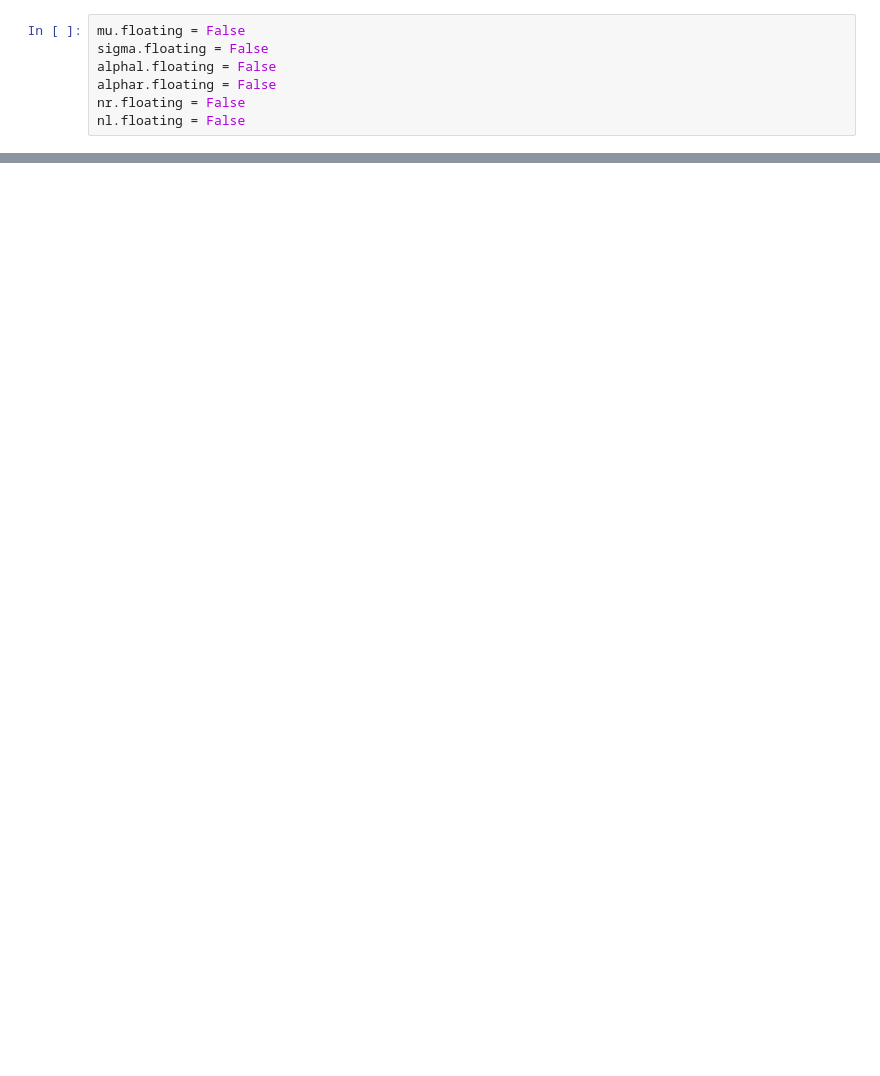
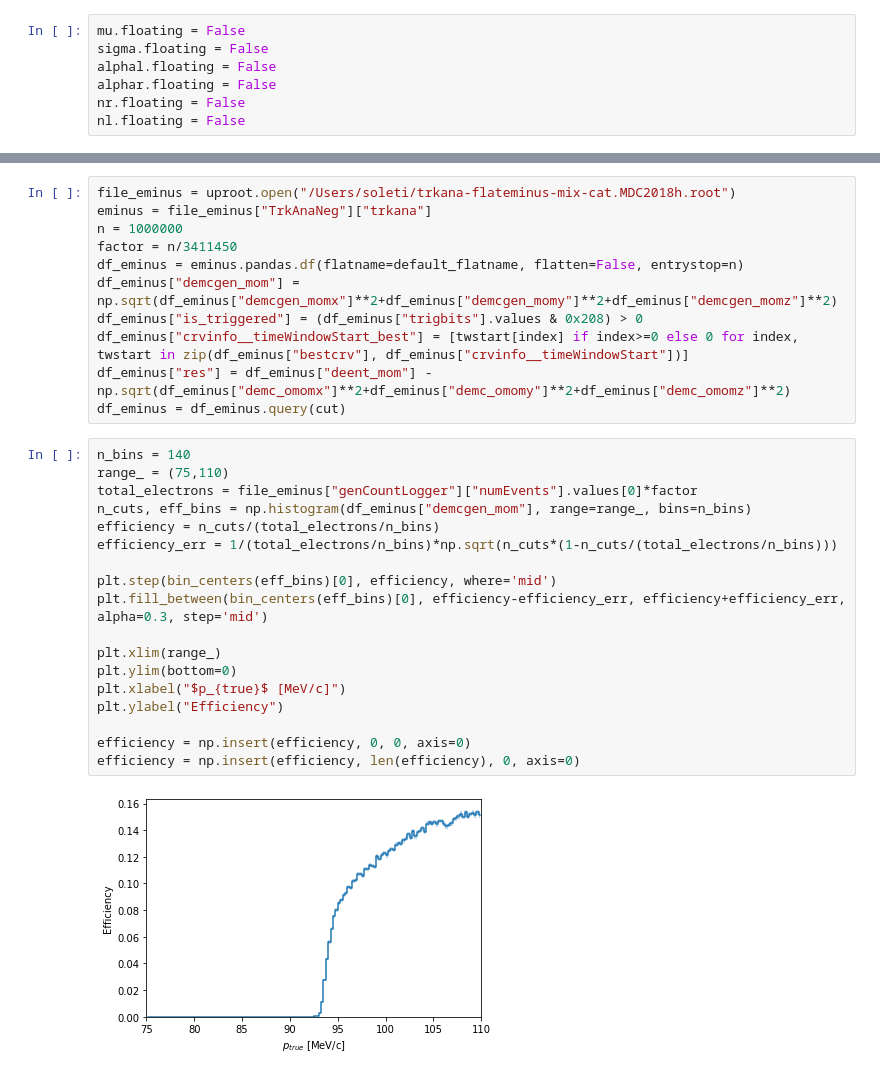
Before and after one commit to soleti/mdc2018, a Jupyter notebook: zfit.ipynb, the cells around one changed output, grey strips where cells are left out. Drawn from its saved outputs; the diff is of its cells as text; blank space fills up the shorter version.

```diff
--- a/zfit.ipynb
+++ b/zfit.ipynb
@@ -86 +151,32 @@ efficiency = np.insert(efficiency, len(efficiency), 0, axis=0)
+# %%
+file_eminus = uproot.open("/Users/soleti/trkana-flateminus-mix-cat.MDC2018h.root")
+eminus = file_eminus["TrkAnaNeg"]["trkana"]
+n = 1000000
+factor = n/3411450
+df_eminus = eminus.pandas.df(flatname=default_flatname, flatten=False, entrystop=n)
+df_eminus["demcgen_mom"] = np.sqrt(df_eminus["demcgen_momx"]**2+df_eminus["demcgen_momy"]**2+df_eminus["demcgen_momz"]**2)
+df_eminus["is_triggered"] = (df_eminus["trigbits"].values & 0x208) > 0
+df_eminus["crvinfo__timeWindowStart_best"] = [twstart[index] if index>=0 else 0 for index, twstart in zip(df_eminus["bestcrv"], df_eminus["crvinfo__timeWindowStart"])]
+df_eminus["res"] = df_eminus["deent_mom"] - np.sqrt(df_eminus["demc_omomx"]**2+df_eminus["demc_omomy"]**2+df_eminus["demc_omomz"]**2)
+df_eminus = df_eminus.query(cut)
+# %%
+n_bins = 140
+range_ = (75,110)
+total_electrons = file_eminus["genCountLogger"]["numEvents"].values[0]*factor
+n_cuts, eff_bins = np.histogram(df_eminus["demcgen_mom"], range=range_, bins=n_bins)
+efficiency = n_cuts/(total_electrons/n_bins)
+efficiency_err = 1/(total_electrons/n_bins)*np.sqrt(n_cuts*(1-n_cuts/(total_electrons/n_bins)))
+
+plt.step(bin_centers(eff_bins)[0], efficiency, where='mid')
+plt.fill_between(bin_centers(eff_bins)[0], efficiency-efficiency_err, efficiency+efficiency_err, alpha=0.3, step='mid')
+
+plt.xlim(range_)
+plt.ylim(bottom=0)
+plt.xlabel("$p_{true}$ [MeV/c]")
+plt.ylabel("Efficiency")
+
+efficiency = np.insert(efficiency, 0, 0, axis=0)
+efficiency = np.insert(efficiency, len(efficiency), 0, axis=0)
+# %% [output]
+[figure, added]
 # %%
```
Also changed, not shown: parts of 34 cells of this notebook, 39 other files.
